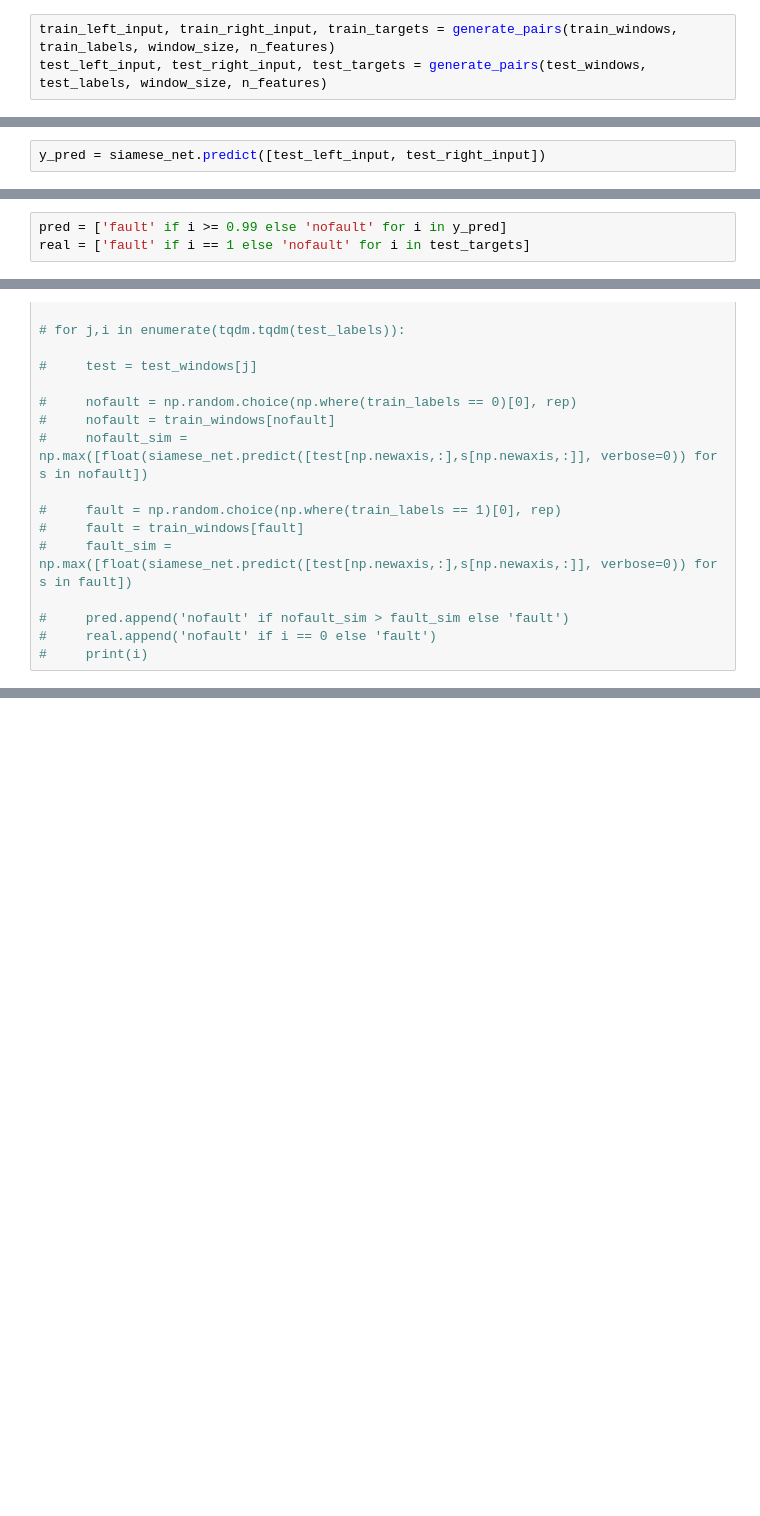
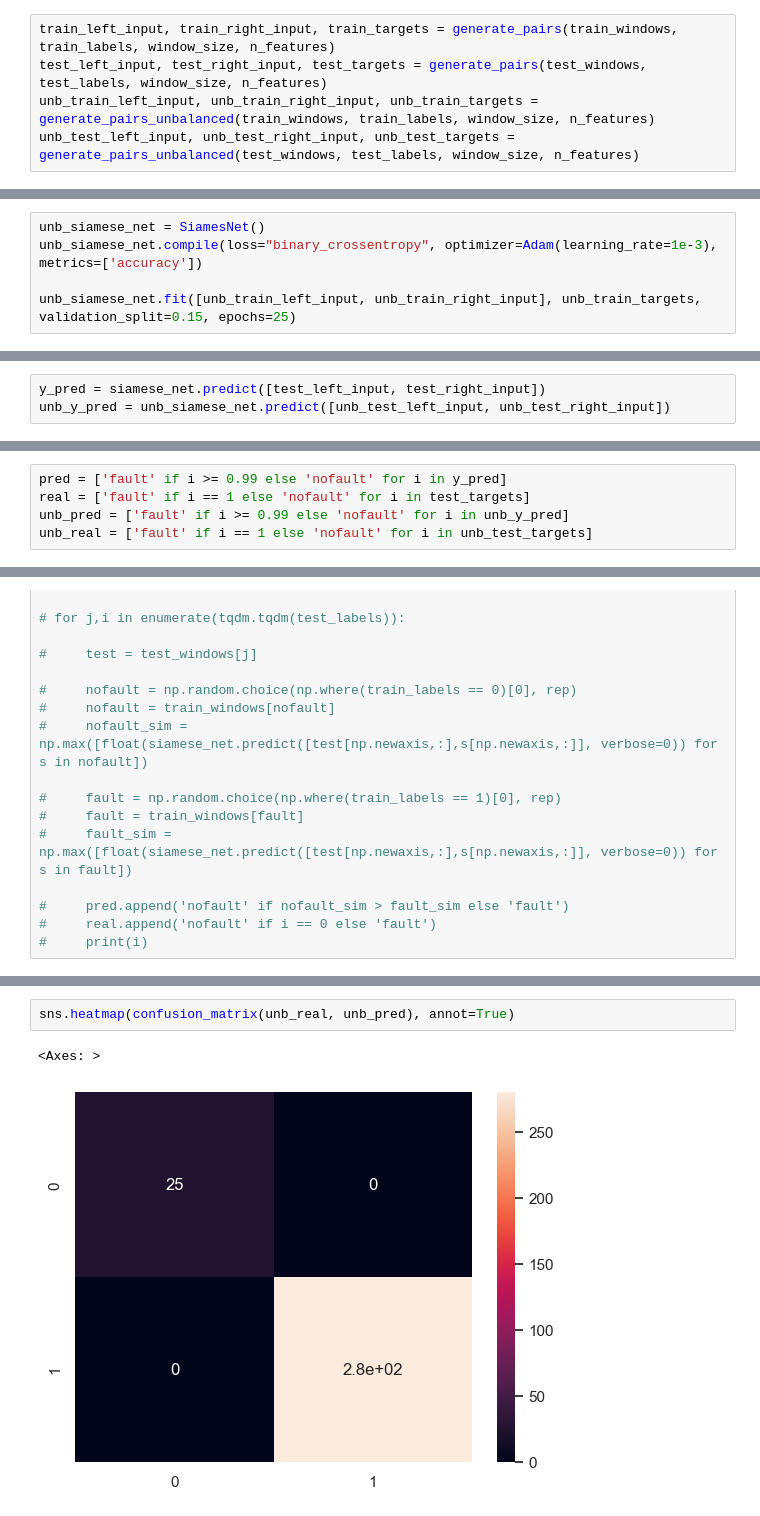
Before and after one commit to ricardo-rolo/Anomaly-Detection-with-Siamese-Neural-Nets, a Jupyter notebook: yahoo_eda.ipynb, the cells around one changed output, grey strips where cells are left out. Drawn from its saved outputs; the diff is of its cells as text; blank space fills up the shorter version.

```diff
--- a/yahoo_eda.ipynb
+++ b/yahoo_eda.ipynb
@@ -130,6 +161,8 @@ test_windows = test_scaler.fit_transform(test_windows)
 # %%
 train_left_input, train_right_input, train_targets = generate_pairs(train_windows, train_labels, window_size, n_features)
 test_left_input, test_right_input, test_targets = generate_pairs(test_windows, test_labels, window_size, n_features)
+unb_train_left_input, unb_train_right_input, unb_train_targets = generate_pairs_unbalanced(train_windows, train_labels, window_size, n_features)
+unb_test_left_input, unb_test_right_input, unb_test_targets = generate_pairs_unbalanced(test_windows, test_labels, window_size, n_features)
 # %% [markdown]
 ### Modeling
 # %%
@@ -158,0 +197,5 @@ Epoch 50/50
+# %%
+unb_siamese_net = SiamesNet()
+unb_siamese_net.compile(loss="binary_crossentropy", optimizer=Adam(learning_rate=1e-3), metrics=['accuracy'])
+
+unb_siamese_net.fit([unb_train_left_input, unb_train_right_input], unb_train_targets, validation_split=0.15, epochs=25)
@@ -160,4 +227,5 @@ Epoch 50/50
 ### Predictions
 # %%
 y_pred = siamese_net.predict([test_left_input, test_right_input])
+unb_y_pred = unb_siamese_net.predict([unb_test_left_input, unb_test_right_input])
 # %% [output]
@@ -165,6 +236,8 @@ y_pred = siamese_net.predict([test_left_input, test_right_input])
 # %%
 pred = ['fault' if i >= 0.99 else 'nofault' for i in y_pred]
 real = ['fault' if i == 1 else 'nofault' for i in test_targets]
+unb_pred = ['fault' if i >= 0.99 else 'nofault' for i in unb_y_pred]
+unb_real = ['fault' if i == 1 else 'nofault' for i in unb_test_targets]
 # %%
 # os.environ['PYTHONHASHSEED'] = str(33)
 # np.random.seed(33)
@@ -202,0 +270,5 @@ weighted avg       0.98      0.97      0.97       119
+# %%
+sns.heatmap(confusion_matrix(unb_real, unb_pred), annot=True)
+# %% [output]
+<Axes: >
+[figure, added]
```
Also changed, not shown: parts of 5 cells of this notebook.
